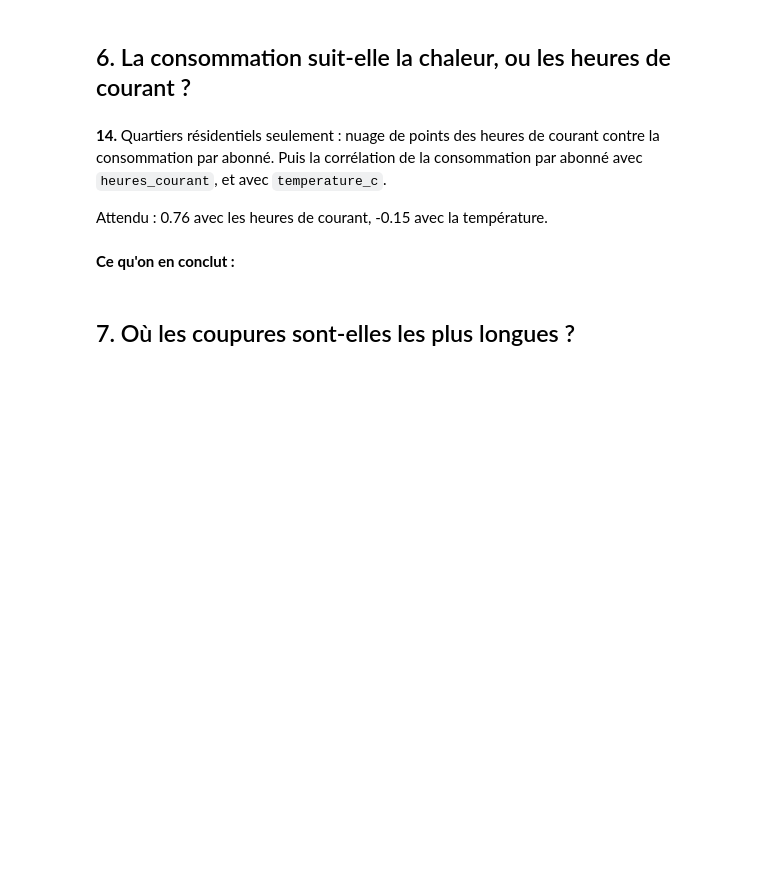
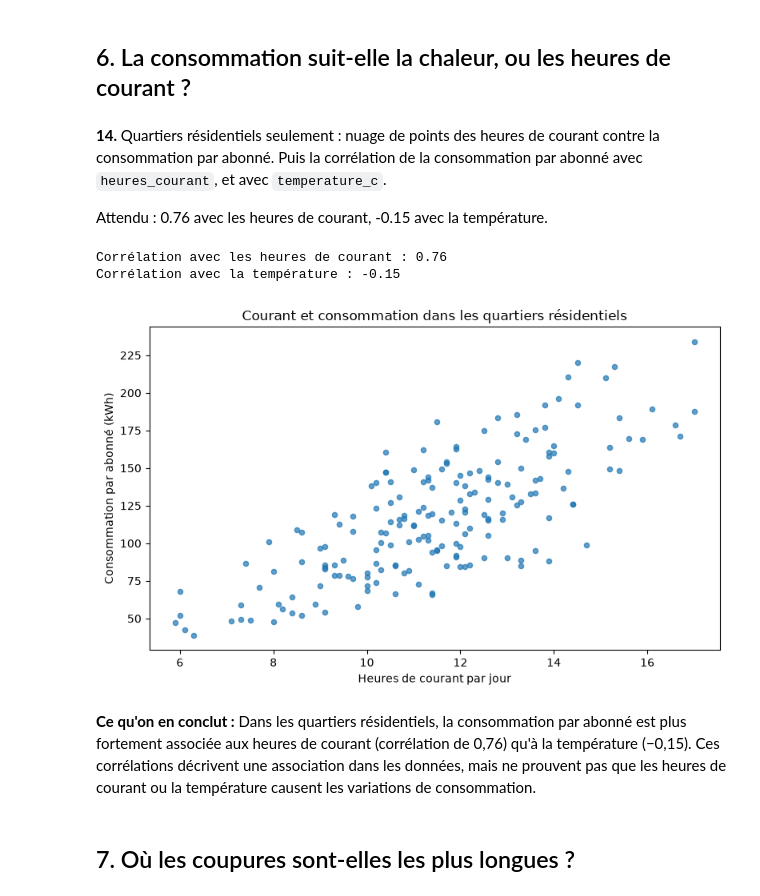
Before and after one commit to maxangelotnatoux/exercice-electricite, a Jupyter notebook: exploration.ipynb, the cells around one changed output. Drawn from its saved outputs; the diff is of its cells as text; code cells hidden in the pictures; blank space fills up the shorter version.

```diff
--- a/exploration.ipynb
+++ b/exploration.ipynb
@@ -255,8 +338,34 @@ Attendu : Cap-Haïtien en tête, de 4.59 à 5.62 millions de kWh (+22.4 %) ; Del
 **14.** Quartiers résidentiels seulement : nuage de points des heures de courant contre la consommation par abonné. Puis la corrélation de la consommation par abonné avec `heures_courant`, et avec `temperature_c`.
 
 Attendu : 0.76 avec les heures de courant, -0.15 avec la température.
+# %%
+residentiel = avec_meteo.loc[avec_meteo["type"] == "Résidentiel"].copy()
+
+residentiel.plot.scatter(
+    x="heures_courant",
+    y="kwh_par_abonne",
+    figsize=(8, 5),
+    alpha=0.7,
+)
+plt.xlabel("Heures de courant par jour")
+plt.ylabel("Consommation par abonné (kWh)")
+plt.title("Courant et consommation dans les quartiers résidentiels")
+plt.tight_layout()
+
+correlation_heures = residentiel["kwh_par_abonne"].corr(
+    residentiel["heures_courant"]
+)
+correlation_temperature = residentiel["kwh_par_abonne"].corr(
+    residentiel["temperature_c"]
+)
+print("Corrélation avec les heures de courant :", round(correlation_heures, 2))
+print("Corrélation avec la température :", round(correlation_temperature, 2))
+# %% [output]
+Corrélation avec les heures de courant : 0.76
+Corrélation avec la température : -0.15
+[figure, added]
 # %% [markdown]
-**Ce qu'on en conclut :**
+**Ce qu'on en conclut :** Dans les quartiers résidentiels, la consommation par abonné est plus fortement associée aux heures de courant (corrélation de 0,76) qu'à la température (−0,15). Ces corrélations décrivent une association dans les données, mais ne prouvent pas que les heures de courant ou la température causent les variations de consommation.
 # %% [markdown]
 ## 7. Où les coupures sont-elles les plus longues ?
 # %% [markdown]
```
Also changed, not shown: parts of 9 cells of this notebook, 1 other file.
